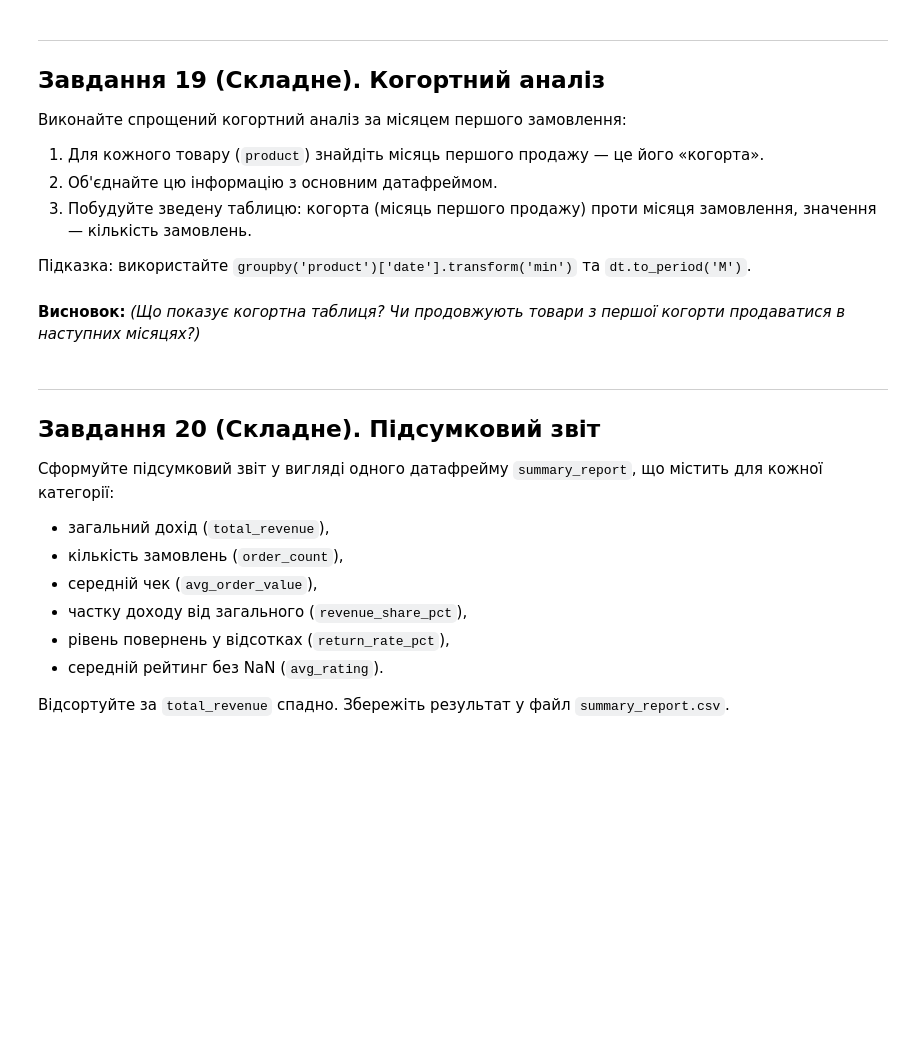
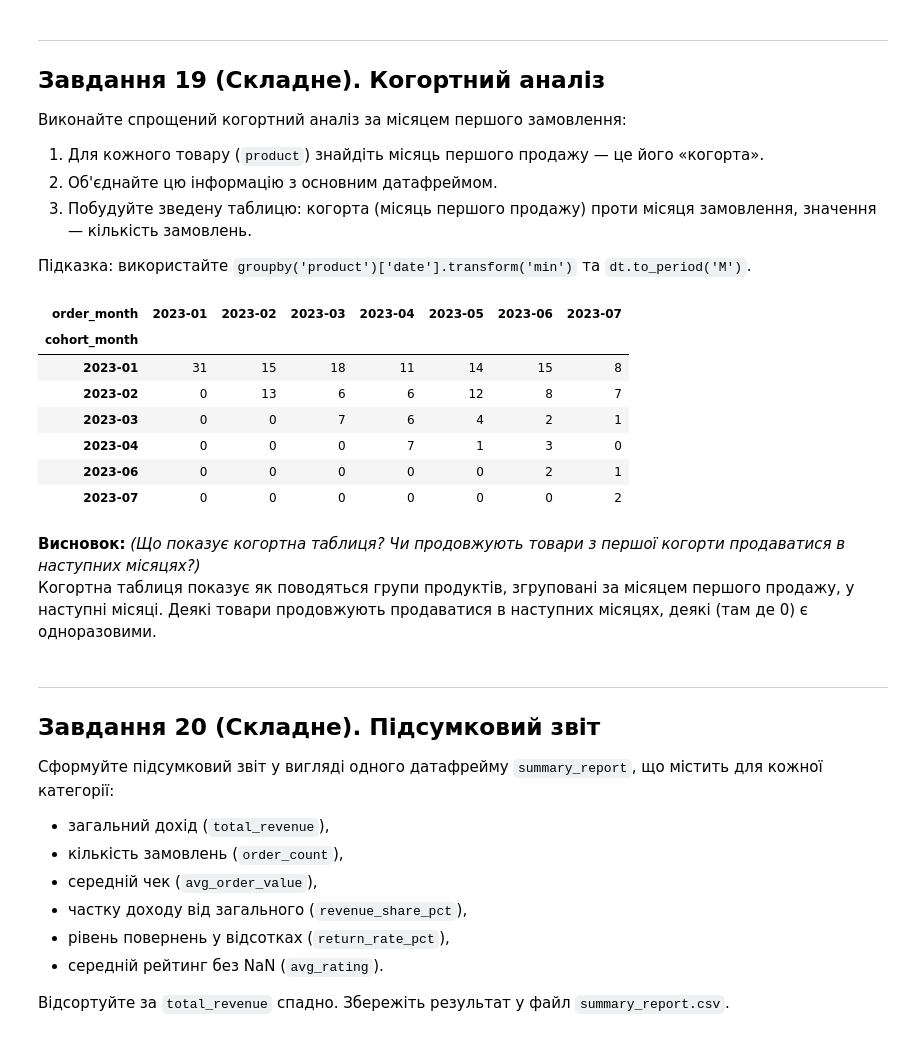
Before and after one commit to Olga-Lyt/DTA-2026, a Jupyter notebook: HW/pandas_tasks_beginners_DTA.ipynb, the cells around one changed output. Cells and saved outputs as stored; diff of their text form; code cells hidden in the pictures; blank space fills up the shorter version.

```diff
--- a/HW/pandas_tasks_beginners_DTA.ipynb
+++ b/HW/pandas_tasks_beginners_DTA.ipynb
@@ -824,5 +822,35 @@ display(
+# %%
+# Ваш код тут
+df_merged['order_month'] = df_merged['date'].dt.to_period('M')
+
+df_merged['first_sale_date'] = (
+    df_merged
+    .groupby('product')['date']
+    .transform('min')
+)
+
+df_merged['cohort_month'] = df_merged['first_sale_date'].dt.to_period('M')
+
+cohort_table = (
+    df_merged
+    .groupby(['cohort_month', 'order_month'])
+    .size()
+    .unstack(fill_value=0)
+)
+
+display(cohort_table)
+# %% [output]
+| order_month | 2023-01 | 2023-02 | 2023-03 | 2023-04 | 2023-05 | 2023-06 | 2023-07 |
+| cohort_month |  |  |  |  |  |  |  |
+| 2023-01 | 31 | 15 | 18 | 11 | 14 | 15 | 8 |
+| 2023-02 | 0 | 13 | 6 | 6 | 12 | 8 | 7 |
+| 2023-03 | 0 | 0 | 7 | 6 | 4 | 2 | 1 |
+| 2023-04 | 0 | 0 | 0 | 7 | 1 | 3 | 0 |
+| 2023-06 | 0 | 0 | 0 | 0 | 0 | 2 | 1 |
+| 2023-07 | 0 | 0 | 0 | 0 | 0 | 0 | 2 |
 # %% [markdown]
 **Висновок:** *(Що показує когортна таблиця? Чи продовжують товари з першої когорти продаватися в наступних місяцях?)*
+Когортна таблиця показує як поводяться групи продуктів, згруповані за місяцем першого продажу, у наступні місяці. Деякі товари продовжують продаватися в наступних місяцях, деякі (там де 0) є одноразовими.
 # %% [markdown]
 ---
 ## Завдання 20 (Складне). Підсумковий звіт
```
Also changed, not shown: parts of 5 cells of this notebook.
